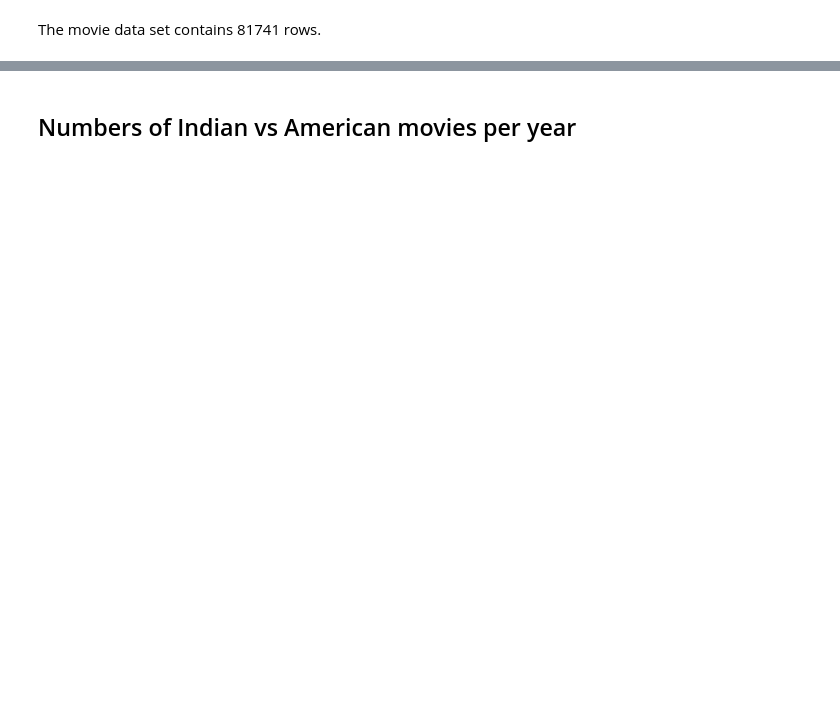
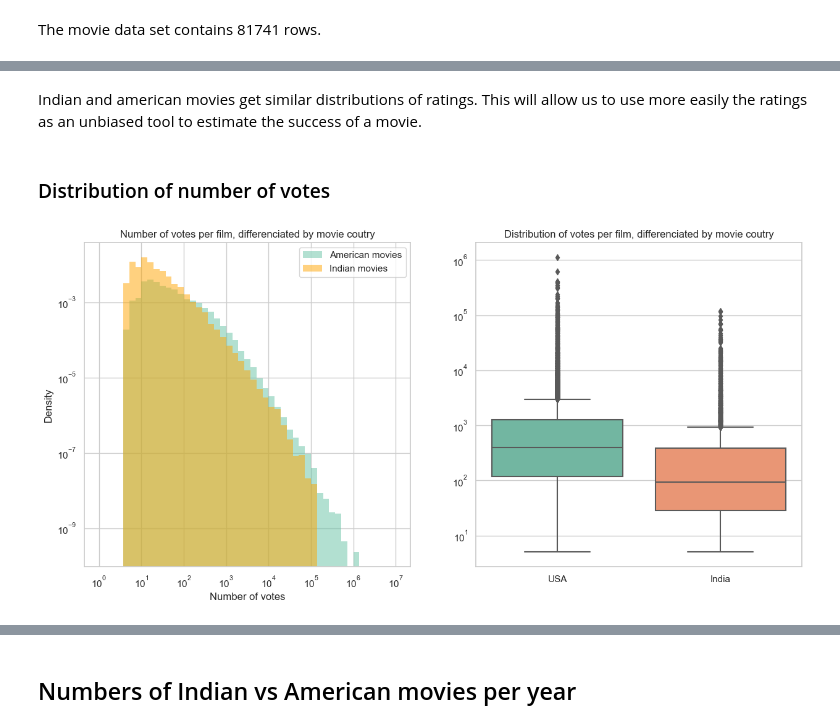
Before and after one commit to epfl-ada/ada-2022-project-badaboom, a Jupyter notebook: P2.ipynb, the cells around one changed output, grey strips where cells are left out. Drawn from its saved outputs; the diff is of its cells as text; code cells hidden in the pictures; blank space fills up the shorter version.

```diff
--- a/P2.ipynb
+++ b/P2.ipynb
@@ -83,0 +182,22 @@ print('P-value for normality test of american movies : %.3f \tP-value for normal
+# %% [markdown]
+Indian and american movies get similar distributions of ratings. This will allow us to use more easily the ratings as an unbiased tool to estimate the success of a movie.
+# %% [markdown]
+### Distribution of number of votes
+# %%
+plt.figure(figsize=(15,15))
+plt.subplot(2,2,1)
+sns.histplot(american_movies['numVotes'], bins=np.logspace(0,7,50), alpha =.5, binrange=[0., 1e7], stat = 'density')
+sns.histplot(indian_movies['numVotes'], bins=np.logspace(0,7,50), alpha=.5, binrange=[0., 1e7], color = 'orange', stat = 'density')
+plt.legend(labels=["American movies","Indian movies"])
+plt.yscale('log')
+plt.xscale('log')
+plt.xlabel('Number of votes')
+plt.title('Number of votes per film, differenciated by movie coutry')
+
+plt.subplot(2,2,2)
+sns.boxplot(data = pd.DataFrame({'USA': american_movies['numVotes'], 'India': indian_movies['numVotes']}))
+plt.yscale('log')
+plt.title('Distribution of votes per film, differenciated by movie coutry')
+plt.show()
+# %% [output]
+[figure, added]
```
Also changed, not shown: parts of 139 cells of this notebook, 1 other file.
